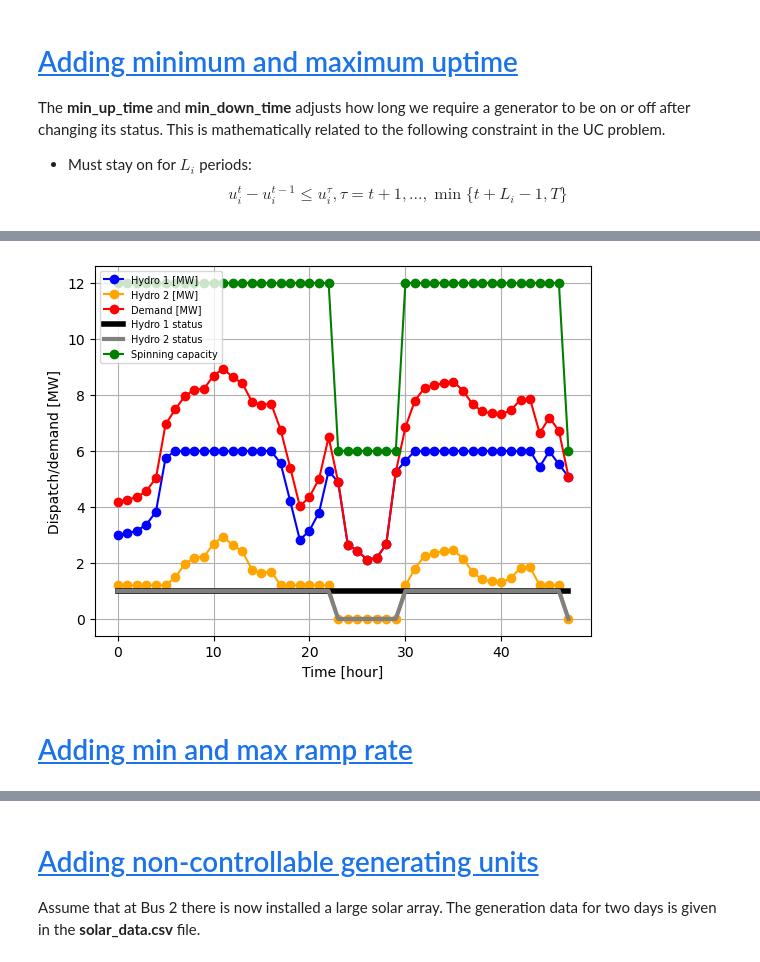
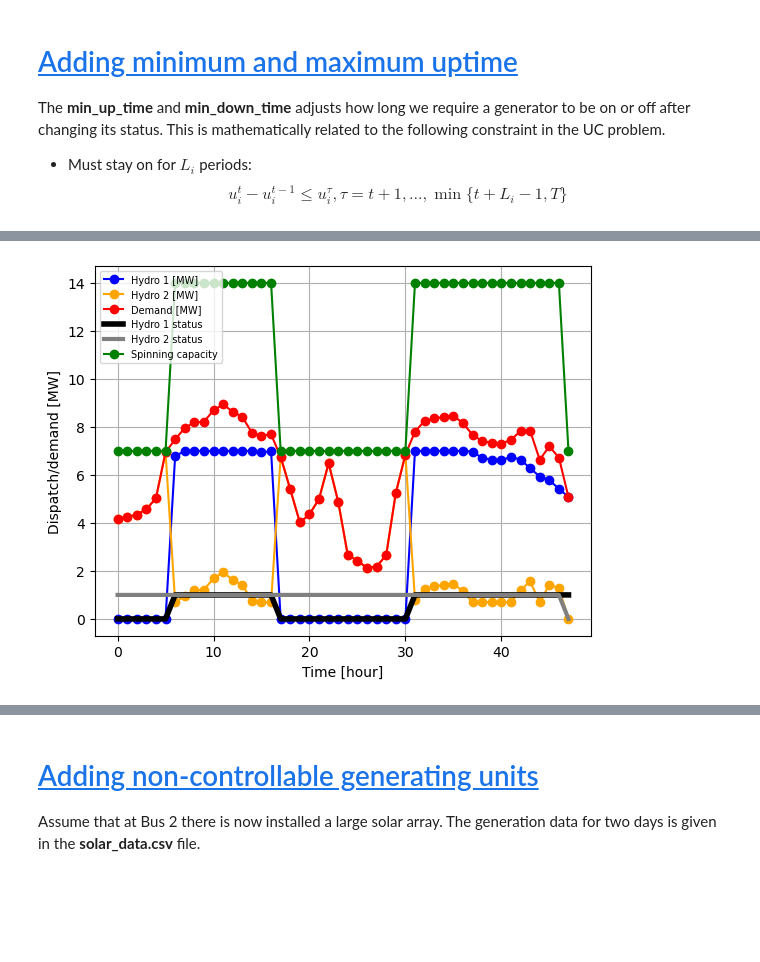
Before and after one commit to sambeets/EPE2316-Power-System-Planning, a Jupyter notebook: DigiLab/4 - Unit Commitment/Digital Lab 4 - Unit Commitment.ipynb, the cells around one changed output, grey strips where cells are left out. Saved outputs shown, nothing was run; the diff lists cells and outputs as text; code cells hidden in the pictures; blank space fills up the shorter version.

```diff
--- a/DigiLab/4 - Unit Commitment/Digital Lab 4 - Unit Commitment.ipynb
+++ b/DigiLab/4 - Unit Commitment/Digital Lab 4 - Unit Commitment.ipynb
@@ -219,26 +279,24 @@ $$ u_i^t - u_i^{t-1} \le u_i^\tau, \tau = t+1, ..., \min\{t+L_i-1, T\} $$
 # %%
-G1_data = {"p_nom": 6,
-           "p_min_pu": 0.2,
+G1_data = {"p_nom": 7,
+           "p_min_pu": 0.7,
            "marginal_cost": 50,
            "start_up_cost": 1000.0,
            "shut_down_cost": 0.0,
            "min_up_time": 0.0,
            "min_down_time": 0.0,
-           "ramp_limit_up": 1.0,
-           "ramp_limit_down": 1.0}
+           "ramp_limit_up": 0.05,
+           "ramp_limit_down": 0.05 }
 
-G2_data = {"p_nom": 6,
-           "p_min_pu": 0.2,
+G2_data = {"p_nom": 7,
+           "p_min_pu": 0.1,
            "marginal_cost": 100,
            "start_up_cost": 1000.0,
            "shut_down_cost": 0.0,
            "min_up_time": 0.0,
            "min_down_time": 0.0,
            "ramp_limit_up": 1.0,
            "ramp_limit_down": 1.0}
 
 calc_and_show_UC_wo_solar(G1_data, G2_data)
 # %% [output]
-[figure, old version]
+[figure, new version]
-# %% [markdown]
-# [Adding min and max ramp rate](#UCRampRate)
```
Also changed, not shown: parts of 14 cells of this notebook, 1 other file.
